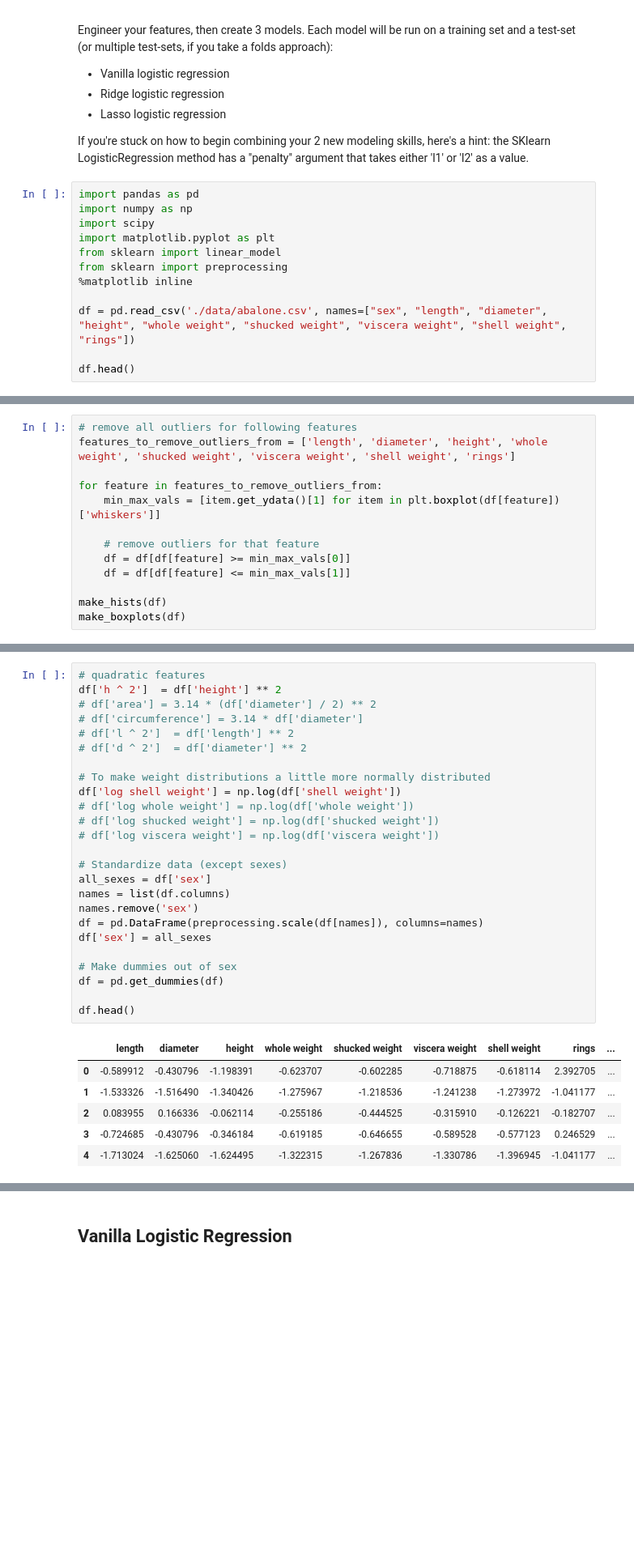
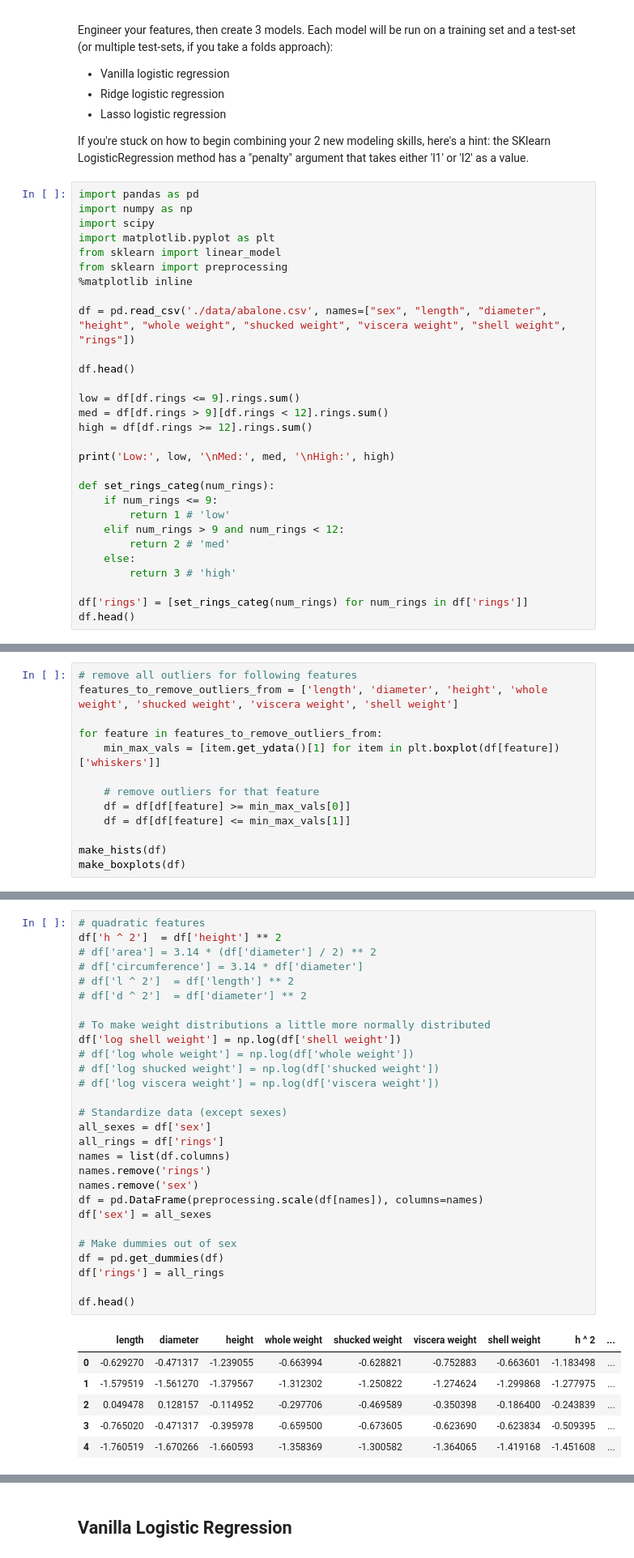
Before and after one commit to esthersweon/thinkful, a Jupyter notebook: main/unit_3/lesson_3_project_4.ipynb, the cells around one changed output, grey strips where cells are left out. Shown at 81% size. Cells and saved outputs as stored; diff of their text form; blank space fills up the shorter version.

```diff
--- a/main/unit_3/lesson_3_project_4.ipynb
+++ b/main/unit_3/lesson_3_project_4.ipynb
@@ -22,4 +22,21 @@ from sklearn import preprocessing
 df = pd.read_csv('./data/abalone.csv', names=["sex", "length", "diameter", "height", "whole weight", "shucked weight", "viscera weight", "shell weight", "rings"])
 
 df.head()
+
+low = df[df.rings <= 9].rings.sum()
+med = df[df.rings > 9][df.rings < 12].rings.sum()
+high = df[df.rings >= 12].rings.sum()
+
+print('Low:', low, '\nMed:', med, '\nHigh:', high)
+
+def set_rings_categ(num_rings):
+    if num_rings <= 9:
+        return 1 # 'low'
+    elif num_rings > 9 and num_rings < 12:
+        return 2 # 'med'
+    else:
+        return 3 # 'high'
+
+df['rings'] = [set_rings_categ(num_rings) for num_rings in df['rings']]
+df.head()
 # %% [output]
@@ -102,6 +117,6 @@ make_boxplots(df)
 # %%
 # remove all outliers for following features
-features_to_remove_outliers_from = ['length', 'diameter', 'height', 'whole weight', 'shucked weight', 'viscera weight', 'shell weight', 'rings']
+features_to_remove_outliers_from = ['length', 'diameter', 'height', 'whole weight', 'shucked weight', 'viscera weight', 'shell weight']
 
 for feature in features_to_remove_outliers_from:
     min_max_vals = [item.get_ydata()[1] for item in plt.boxplot(df[feature])['whiskers']]
@@ -119,35 +134,38 @@ make_boxplots(df)
 # %%
 # quadratic features
 df['h ^ 2']  = df['height'] ** 2
 # df['area'] = 3.14 * (df['diameter'] / 2) ** 2
 # df['circumference'] = 3.14 * df['diameter']
 # df['l ^ 2']  = df['length'] ** 2
 # df['d ^ 2']  = df['diameter'] ** 2
 
 # To make weight distributions a little more normally distributed
 df['log shell weight'] = np.log(df['shell weight'])
 # df['log whole weight'] = np.log(df['whole weight'])
 # df['log shucked weight'] = np.log(df['shucked weight'])
 # df['log viscera weight'] = np.log(df['viscera weight'])
 
 # Standardize data (except sexes)
 all_sexes = df['sex']
+all_rings = df['rings']
 names = list(df.columns)
+names.remove('rings')
 names.remove('sex')
 df = pd.DataFrame(preprocessing.scale(df[names]), columns=names)
 df['sex'] = all_sexes
 
 # Make dummies out of sex
 df = pd.get_dummies(df)
+df['rings'] = all_rings
 
 df.head()
 # %% [output]
-|  | length | diameter | height | whole weight | shucked weight | viscera weight | shell weight | rings | ... |
-| 0 | -0.589912 | -0.430796 | -1.198391 | -0.623707 | -0.602285 | -0.718875 | -0.618114 | 2.392705 | ... |
-| 1 | -1.533326 | -1.516490 | -1.340426 | -1.275967 | -1.218536 | -1.241238 | -1.273972 | -1.041177 | ... |
-| 2 | 0.083955 | 0.166336 | -0.062114 | -0.255186 | -0.444525 | -0.315910 | -0.126221 | -0.182707 | ... |
-| 3 | -0.724685 | -0.430796 | -0.346184 | -0.619185 | -0.646655 | -0.589528 | -0.577123 | 0.246529 | ... |
-| 4 | -1.713024 | -1.625060 | -1.624495 | -1.322315 | -1.267836 | -1.330786 | -1.396945 | -1.041177 | ... |
+|  | length | diameter | height | whole weight | shucked weight | viscera weight | shell weight | h ^ 2 | ... |
+| 0 | -0.629270 | -0.471317 | -1.239055 | -0.663994 | -0.628821 | -0.752883 | -0.663601 | -1.183498 | ... |
+| 1 | -1.579519 | -1.561270 | -1.379567 | -1.312302 | -1.250822 | -1.274624 | -1.299868 | -1.277975 | ... |
+| 2 | 0.049478 | 0.128157 | -0.114952 | -0.297706 | -0.469589 | -0.350398 | -0.186400 | -0.243839 | ... |
+| 3 | -0.765020 | -0.471317 | -0.395978 | -0.659500 | -0.673605 | -0.623690 | -0.623834 | -0.509395 | ... |
+| 4 | -1.760519 | -1.670266 | -1.660593 | -1.358369 | -1.300582 | -1.364065 | -1.419168 | -1.451608 | ... |
 # %%
 import seaborn as sns
 
```
Also changed, not shown: parts of 12 cells of this notebook, 5 other files.
